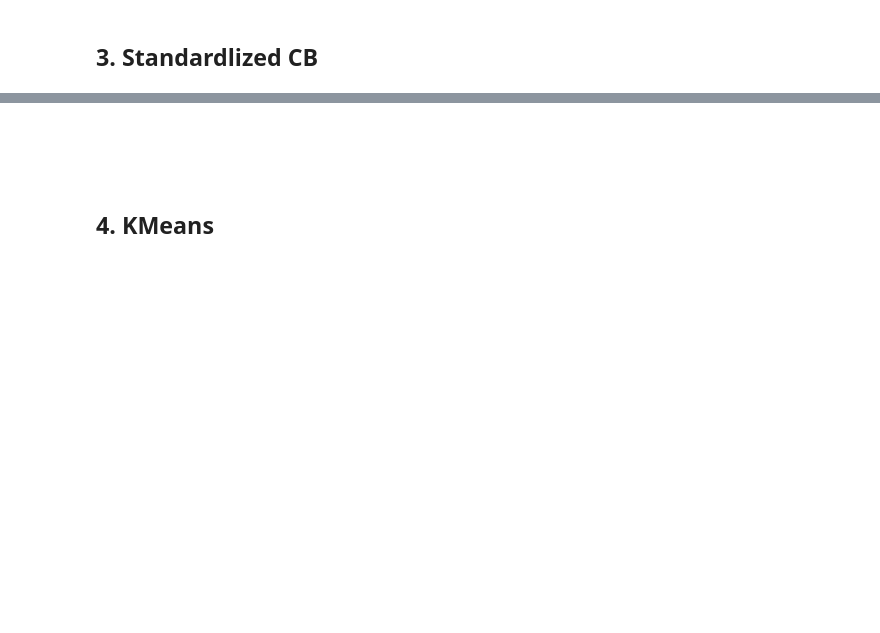
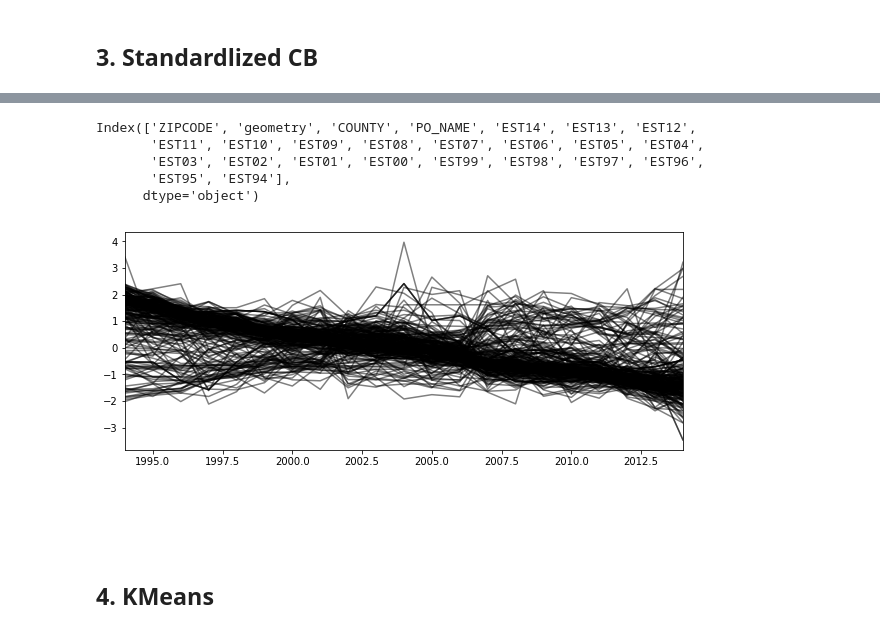
Before and after one commit to DishT/PUI2017_cct367, a Jupyter notebook: HW11_cct367/HW11_cct367.ipynb, the cells around one changed output, grey strips where cells are left out. Cells and saved outputs as stored; diff of their text form; code cells hidden in the pictures; blank space fills up the shorter version.

```diff
--- a/HW11_cct367/HW11_cct367.ipynb
+++ b/HW11_cct367/HW11_cct367.ipynb
@@ -139,4 +237,22 @@ CB.head(2)
 2 rows × 25 columns
+# %%
+CB.columns
+# %% [output]
+Index(['ZIPCODE', 'geometry', 'COUNTY', 'PO_NAME', 'EST14', 'EST13', 'EST12',
+       'EST11', 'EST10', 'EST09', 'EST08', 'EST07', 'EST06', 'EST05', 'EST04',
+       'EST03', 'EST02', 'EST01', 'EST00', 'EST99', 'EST98', 'EST97', 'EST96',
+       'EST95', 'EST94'],
+      dtype='object')
+# %%
+result = CB.iloc[:,range(4,25)].copy()
+result.columns = [i for i in range(1994,2015)]
+plt.figure(figsize=(10,4))
+plt.xlim(1994,2014)
+for i in range(len(result)):
+    #print(result.iloc[i])
+    plt.plot(result.iloc[i],'k',alpha=0.5)
+# %% [output]
+[figure, added]
 # %% [markdown]
 <br/><br/>
 # %% [markdown]
```
Also changed, not shown: parts of 21 cells of this notebook, 2 other files.
